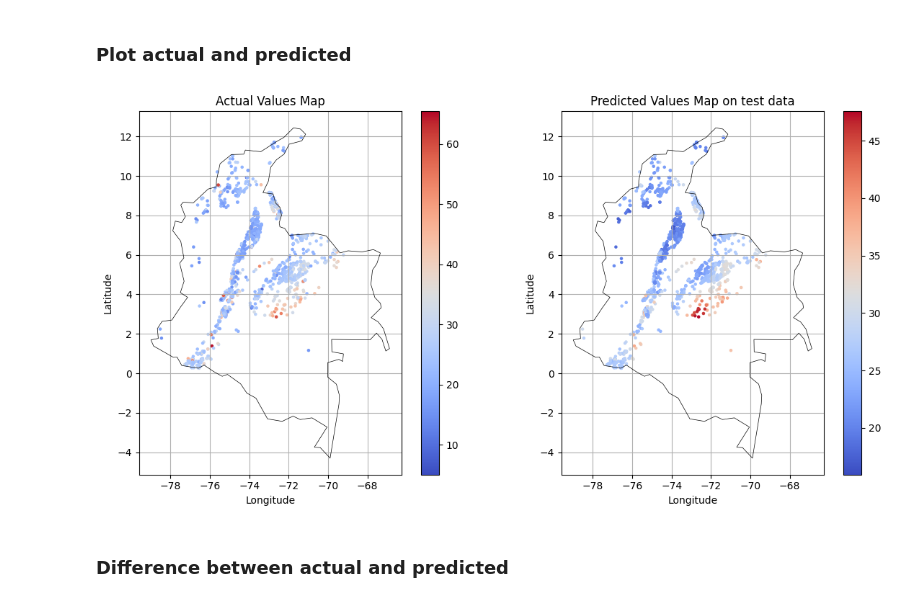
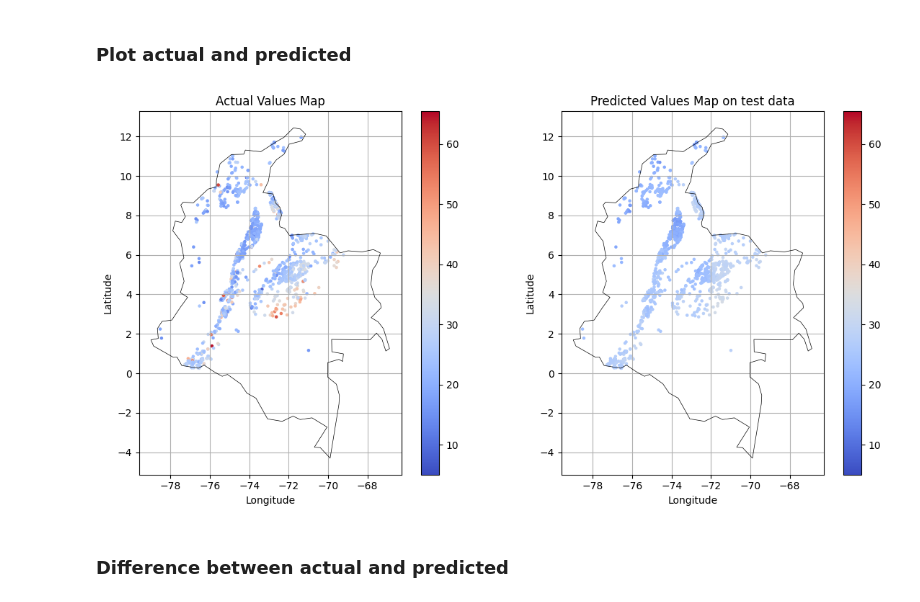
Before and after one commit to jcmefra/Geothermal-Gradient-Machine-Learning, a Jupyter notebook: Model.ipynb, the cells around one changed output. Drawn from its saved outputs; the diff is of its cells as text; code cells hidden in the pictures.

```diff
--- a/Model.ipynb
+++ b/Model.ipynb
@@ -696,0 +466,3 @@ RandomForestRegressor(max_depth=10, min_samples_leaf=4, n_estimators=300,
+# %%
+best_xgb_model = xgb.XGBRegressor(**best_params)
+best_xgb_model.fit(X_train, y_train)
@@ -740,0 +510,10 @@ plt.show()
+# %%
+# Fit an XGBoost model (best_params should contain your optimized hyperparameters)
+xgb_model = xgb.XGBRegressor(**best_params, objective='reg:squarederror', random_state=42)
+xgb_model.fit(X_train, y_train)
+
+# Plot feature importance
+plt.figure(figsize=(10, 6))
+xgb.plot_importance(xgb_model, importance_type='weight', max_num_features=10)
+plt.title('Feature Importance Plot')
+plt.show()
@@ -796,0 +570,12 @@ plt.show()
+# %%
+from sklearn.inspection import PartialDependenceDisplay
+
+# Specify the feature names instead of using column indices
+feature_names = ["LAB", "Moho Depth (m)"]
+
+# Create partial dependency plots for the specified features
+fig, ax = plt.subplots(figsize=(15, 6))
+display = PartialDependenceDisplay.from_estimator(xgb_model, X_train, features=feature_names, ax=ax)
+plt.subplots_adjust(top=0.9)  # Adjust the position of the subplots
+display.figure_.suptitle('Partial Dependency Plots for LAB and Moho Depth (m)')  # Set the main title
+plt.show()
@@ -806,7 +593,7 @@ actual_data = pd.read_csv('cleaned_data.csv')
 ### Predicted data
 # %%
 # Make predictions using the entire dataset (X)
-y_pred_full = best_rf_model.predict(X)
+y_pred_full = xgb_model.predict(X)
 
 # Update your existing DataFrame or create a new one to store the predictions
 X_lat_lon['Predicted Geothermal Gradient (°C/Km)'] = y_pred_full
@@ -824,54 +611,58 @@ X_lat_lon.to_csv('predicted_dataset.csv', index=False)
 # %% [markdown]
 ### Plot actual and predicted
 # %%
-# Load your GeoDataFrame for actual values
+# Load GeoDataFrame for actual values
 actual_gdf = gpd.GeoDataFrame(actual_data, geometry=gpd.points_from_xy(actual_data['Longitude'], actual_data['Latitude']))
 
-# Load your GeoDataFrame for predicted values
+# Load GeoDataFrame for predicted values
 predicted_gdf = gpd.GeoDataFrame(X_lat_lon, geometry=gpd.points_from_xy(X_lat_lon['Longitude'], X_lat_lon['Latitude']))
+
+# Determine the common color range
+vmin = min(actual_gdf['Apparent Geothermal Gradient (°C/Km)'].min(), predicted_gdf['Predicted Geothermal Gradient (°C/Km)'].min())
+vmax = max(actual_gdf['Apparent Geothermal Gradient (°C/Km)'].max(), predicted_gdf['Predicted Geothermal Gradient (°C/Km)'].max())
 
 # Create subplots with two axes
 fig, axes = plt.subplots(1, 2, figsize=(12, 6))
 
 # Plot actual values on the first subplot
-actual_plot = actual_gdf.plot(column='Apparent Geothermal Gradient (°C/Km)', cmap='coolwarm', markersize=5, legend=True, ax=axes[0])
+actual_plot = actual_gdf.plot(column='Apparent Geothermal Gradient (°C/Km)', cmap='coolwarm', markersize=5, legend=True, ax=axes[0], vmin=vmin, vmax=vmax)
 axes[0].set_title('Actual Values Map')
 axes[0].set_xlabel('Longitude')
 axes[0].set_ylabel('Latitude')
 
 # Plot predicted values on the second subplot
-predicted_plot = predicted_gdf.plot(column='Predicted Geothermal Gradient (°C/Km)', cmap='coolwarm', markersize=5, legend=True, ax=axes[1])
+predicted_plot = predicted_gdf.plot(column='Predicted Geothermal Gradient (°C/Km)', cmap='coolwarm', markersize=5, legend=True, ax=axes[1], vmin=vmin, vmax=vmax)
 axes[1].set_title('Predicted Values Map on test data')
 axes[1].set_xlabel('Longitude')
 axes[1].set_ylabel('Latitude')
 
 # Calculate grid positions based on min and max latitude and longitude
 min_lon, max_lon = -78, -66
 min_lat, max_lat = -4, 12
 lon_grid = list(range(int(min_lon), int(max_lon) + 1, 2))
 lat_grid = list(range(int(min_lat), int(max_lat) + 1, 2))
 
 # Add gridlines for lat and lon to both subplots
 for ax in axes:
     ax.set_xticks(lon_grid)
     ax.set_yticks(lat_grid)
     ax.grid()
 
 # Load world country geometries
 world = gpd.read_file(gpd.datasets.get_path('naturalearth_lowres'))
 
 # Subset the world dataset to only include countries within your area of interest
 world = world.cx[-74:-73, 4:5]
 
 # Plot country borders within your area of interest for both subplots
 for ax in axes:
     world.boundary.plot(ax=ax, linewidth=0.5, color='black')
 
 # Show the combined plot with both subplots
 plt.tight_layout()
 plt.show()
 # %% [output]
-[figure, old version]
+[figure, new version]
 # %% [markdown]
 ### Difference between actual and predicted
 # %%
```
Also changed, not shown: parts of 42 cells of this notebook.
